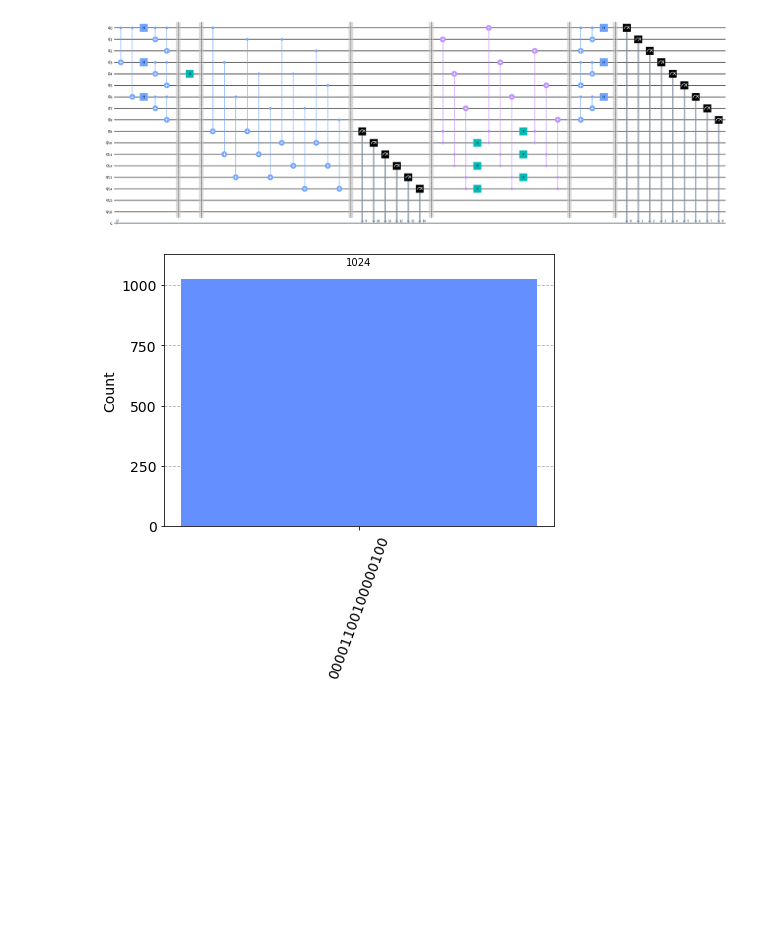
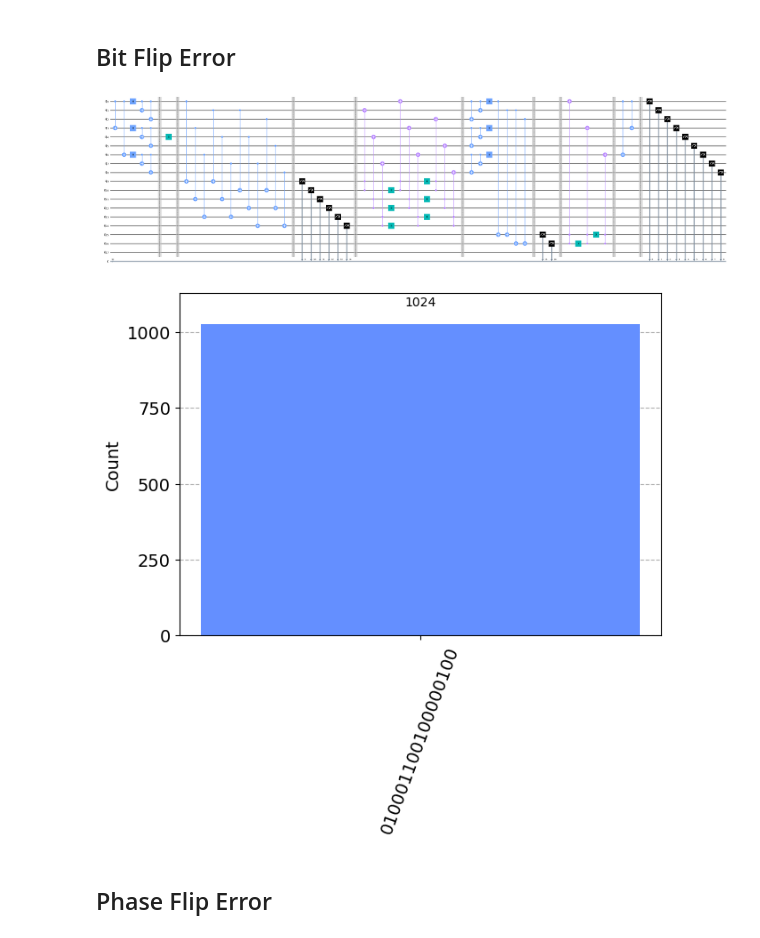
Before and after one commit to asajm/Quantum-Error-Correction, a Jupyter notebook: Shor_Code.ipynb, the cells around one changed output. Saved outputs shown, nothing was run; the diff lists cells and outputs as text; code cells hidden in the pictures; blank space fills up the shorter version.

```diff
--- a/Shor_Code.ipynb
+++ b/Shor_Code.ipynb
@@ -80,24 +102,32 @@ def error_correction(qc):
     qc.barrier()
     qc.measure(range(0,9),range(0,9))
+# %% [markdown]
+## Bit Flip Error
 # %%
-qc = QuantumCircuit(17,17)
+qc = QuantumCircuit(18,18)
 
 create_encoding_circuit(qc)
 
 introduce_error(qc, 4, 'bit_flip')  # Example: Introduce error at qubit 4
 
-syndrome_measurement(qc)
+syndrome_measurement_1(qc)
 
-error_correction(qc)
+error_correction_1(qc)
+
+syndrome_measurement_2(qc)
+
+error_correction_2(qc)
 
 display(qc.draw(output='mpl', fold=-1))
 
 
 qobj = assemble(qc)
 counts = aer_sim.run(qobj).result().get_counts()
 
 plot_histogram(counts)
 # %% [output]
-[figure, old version]
+[figure, new version]
-[figure, old version]
+[figure, new version]
+# %% [markdown]
+## Phase Flip Error
 # %%
```
Also changed, not shown: parts of 6 cells of this notebook.
